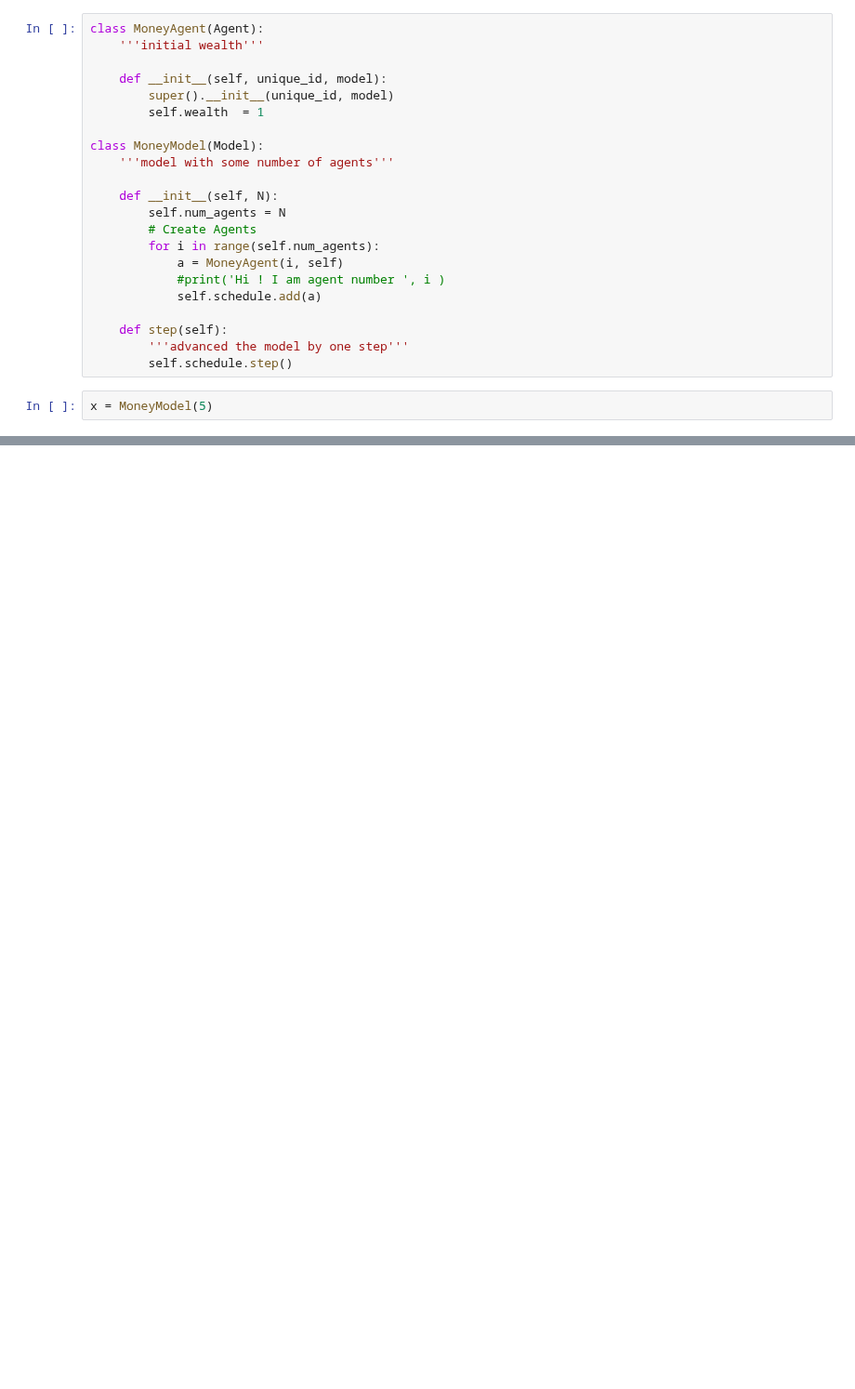
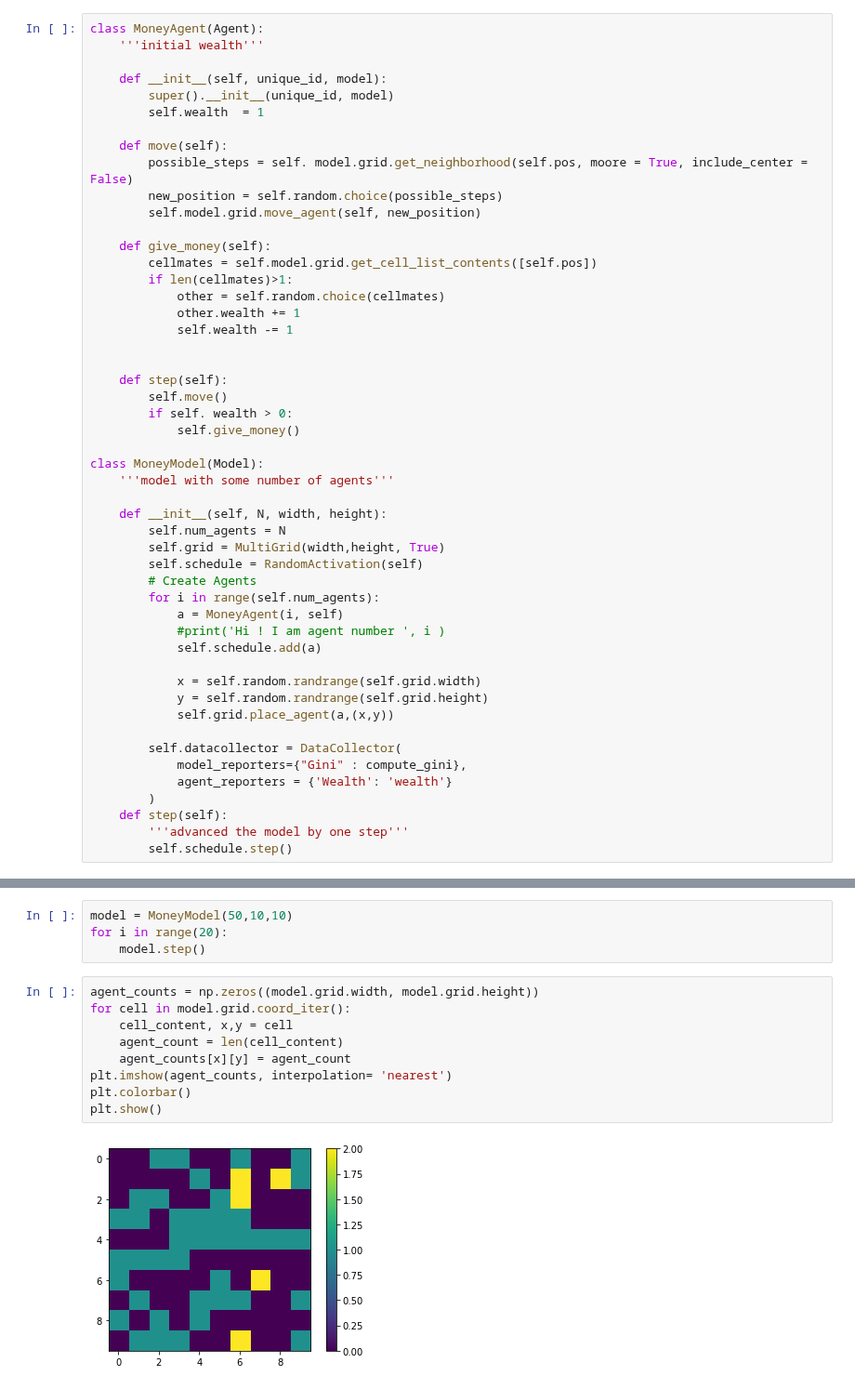
Before and after one commit to lakubis/LionIsACat, a Jupyter notebook: Lion's Den/mesa.ipynb, the cells around one changed output, grey strips where cells are left out. Shown at 93% size. Saved outputs shown, nothing was run; the diff lists cells and outputs as text; blank space fills up the shorter version.

Commit message:
add new model

```diff
--- a/Lion's Den/mesa.ipynb
+++ b/Lion's Den/mesa.ipynb
@@ -14,19 +20,45 @@ class MoneyAgent(Agent):
         super().__init__(unique_id, model)
         self.wealth  = 1
 
+    def move(self):
+        possible_steps = self. model.grid.get_neighborhood(self.pos, moore = True, include_center = False)
+        new_position = self.random.choice(possible_steps)
+        self.model.grid.move_agent(self, new_position)
+
+    def give_money(self):
+        cellmates = self.model.grid.get_cell_list_contents([self.pos])
+        if len(cellmates)>1:
+            other = self.random.choice(cellmates)
+            other.wealth += 1
+            self.wealth -= 1
+
+
+    def step(self):
+        self.move()
+        if self. wealth > 0:
+            self.give_money()
+
 class MoneyModel(Model):
     '''model with some number of agents'''
 
-    def __init__(self, N):
+    def __init__(self, N, width, height):
         self.num_agents = N
+        self.grid = MultiGrid(width,height, True)
+        self.schedule = RandomActivation(self)
         # Create Agents
         for i in range(self.num_agents):
             a = MoneyAgent(i, self)
             #print('Hi ! I am agent number ', i )
             self.schedule.add(a)
 
+            x = self.random.randrange(self.grid.width)
+            y = self.random.randrange(self.grid.height)
+            self.grid.place_agent(a,(x,y))
+
+        self.datacollector = DataCollector(
+            model_reporters={"Gini" : compute_gini},
+            agent_reporters = {'Wealth': 'wealth'}
+        )
     def step(self):
         '''advanced the model by one step'''
         self.schedule.step()
-# %%
-x = MoneyModel(5)
@@ -34,0 +65,15 @@ AttributeError: 'MoneyModel' object has no attribute 'schedule'
+# %%
+model = MoneyModel(50,10,10)
+for i in range(20):
+    model.step()
+# %%
+agent_counts = np.zeros((model.grid.width, model.grid.height))
+for cell in model.grid.coord_iter():
+    cell_content, x,y = cell
+    agent_count = len(cell_content)
+    agent_counts[x][y] = agent_count
+plt.imshow(agent_counts, interpolation= 'nearest')
+plt.colorbar()
+plt.show()
+# %% [output]
+[figure, added]
```
Also changed, not shown: parts of 11 cells of this notebook, 2 other files.
